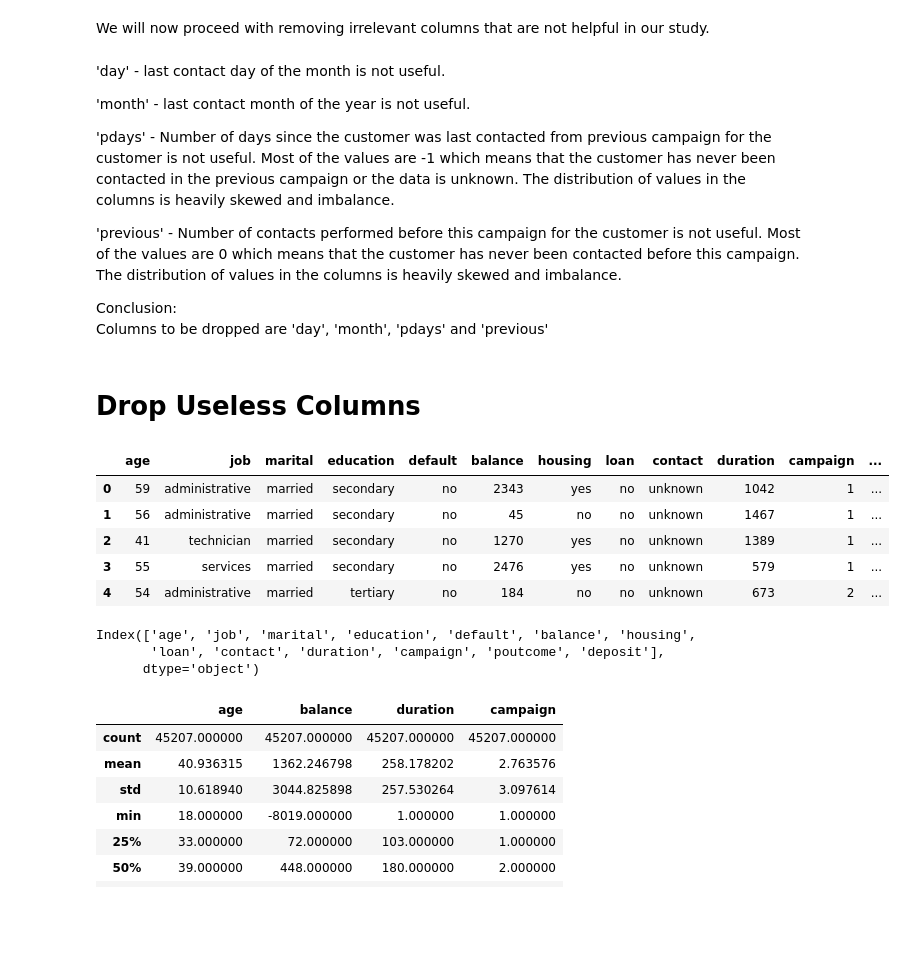
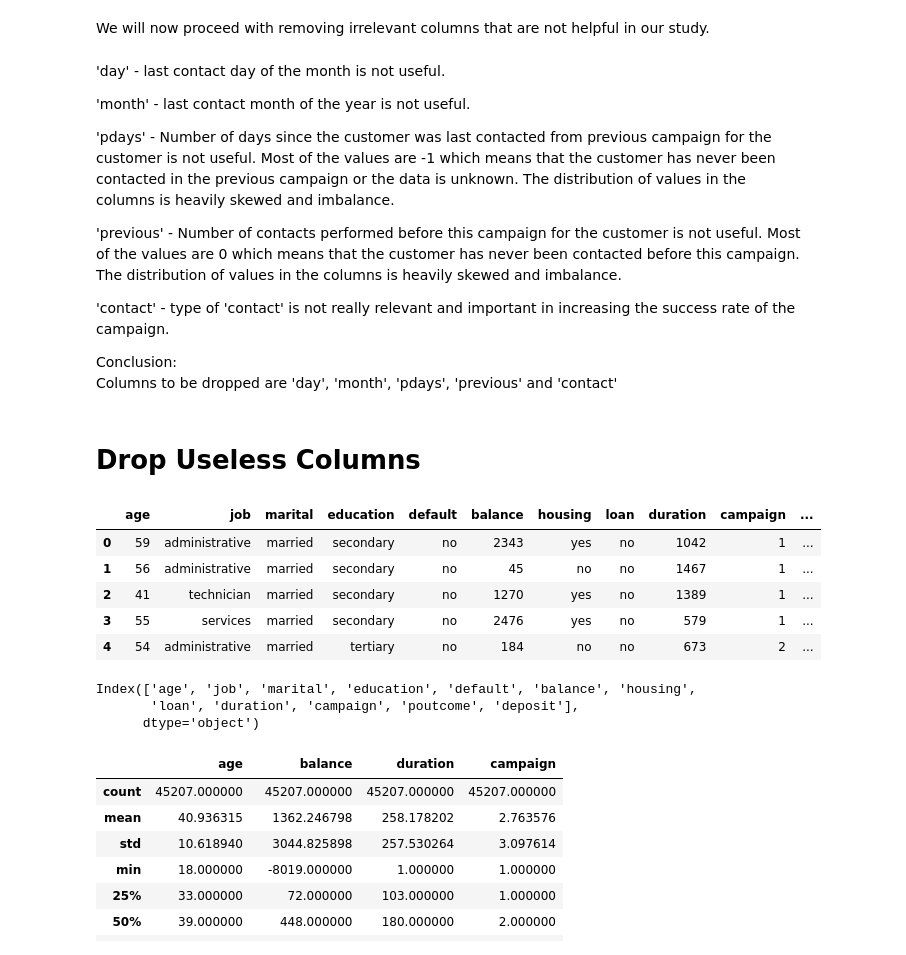
Before and after one commit to WeijunCheah/Team_5_MiniProject, a Jupyter notebook: EDA.ipynb, the cells around one changed output. Cells and saved outputs as stored; diff of their text form; code cells hidden in the pictures; blank space fills up the shorter version.

```diff
--- a/EDA.ipynb
+++ b/EDA.ipynb
@@ -108,25 +108,27 @@ We will now proceed with removing irrelevant columns that are not helpful in our
 
 'previous' - Number of contacts performed before this campaign for the customer is not useful. Most of the values are 0 which means that the customer has never been contacted before this campaign. The distribution of values in the columns is heavily skewed and imbalance.
 
+'contact' - type of 'contact' is not really relevant and important in increasing the success rate of the campaign.
+
 Conclusion:
-Columns to be dropped are 'day', 'month', 'pdays' and 'previous'
+Columns to be dropped are 'day', 'month', 'pdays', 'previous' and 'contact'
 # %% [markdown]
 # Drop Useless Columns
 # %%
-bankdata.drop(columns=['day', 'month', 'pdays', 'previous'], inplace=True)
+bankdata.drop(columns=['day', 'month', 'pdays', 'previous', 'contact'], inplace=True)
 bankdata.head()
 # %% [output]
-|  | age | job | marital | education | default | balance | housing | loan | contact | duration | campaign | ... |
-| 0 | 59 | administrative | married | secondary | no | 2343 | yes | no | unknown | 1042 | 1 | ... |
-| 1 | 56 | administrative | married | secondary | no | 45 | no | no | unknown | 1467 | 1 | ... |
-| 2 | 41 | technician | married | secondary | no | 1270 | yes | no | unknown | 1389 | 1 | ... |
-| 3 | 55 | services | married | secondary | no | 2476 | yes | no | unknown | 579 | 1 | ... |
-| 4 | 54 | administrative | married | tertiary | no | 184 | no | no | unknown | 673 | 2 | ... |
+|  | age | job | marital | education | default | balance | housing | loan | duration | campaign | ... |
+| 0 | 59 | administrative | married | secondary | no | 2343 | yes | no | 1042 | 1 | ... |
+| 1 | 56 | administrative | married | secondary | no | 45 | no | no | 1467 | 1 | ... |
+| 2 | 41 | technician | married | secondary | no | 1270 | yes | no | 1389 | 1 | ... |
+| 3 | 55 | services | married | secondary | no | 2476 | yes | no | 579 | 1 | ... |
+| 4 | 54 | administrative | married | tertiary | no | 184 | no | no | 673 | 2 | ... |
 # %%
 bankdata.columns
 # %% [output]
 Index(['age', 'job', 'marital', 'education', 'default', 'balance', 'housing',
-       'loan', 'contact', 'duration', 'campaign', 'poutcome', 'deposit'],
+       'loan', 'duration', 'campaign', 'poutcome', 'deposit'],
       dtype='object')
 # %%
 bankdata.describe()
```
Also changed, not shown: parts of 24 cells of this notebook.
